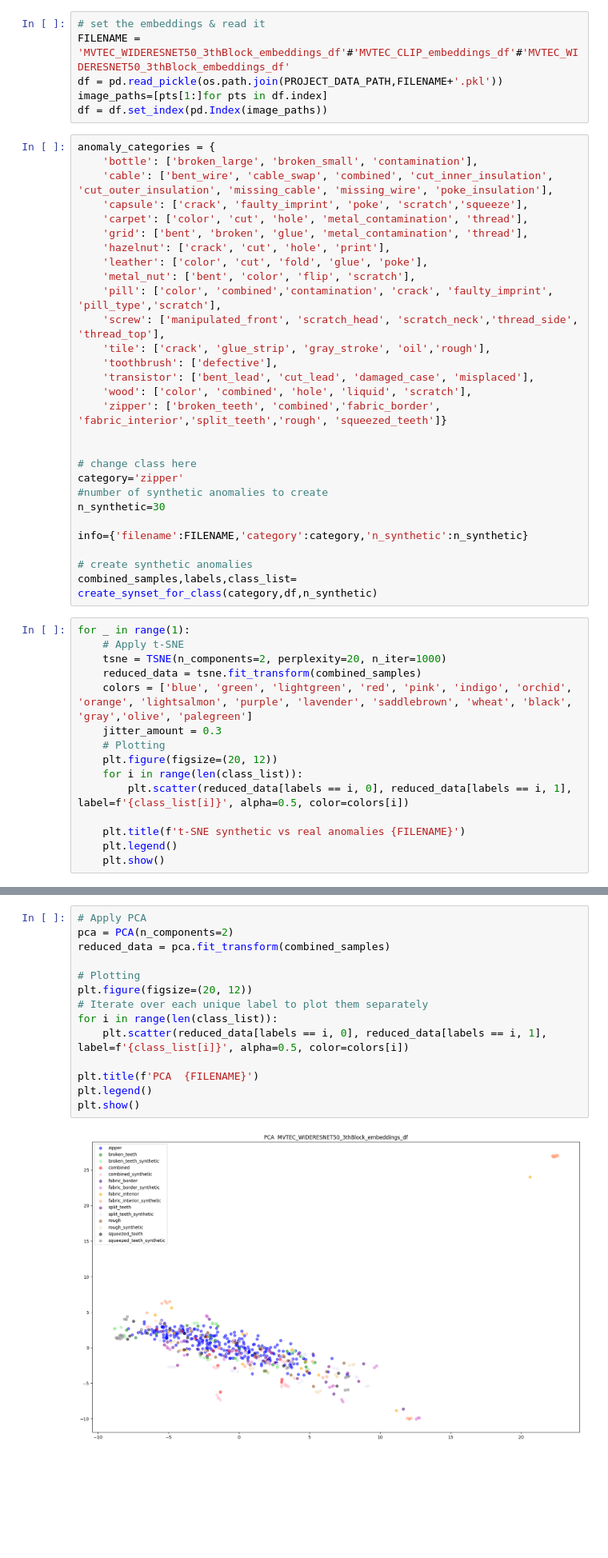
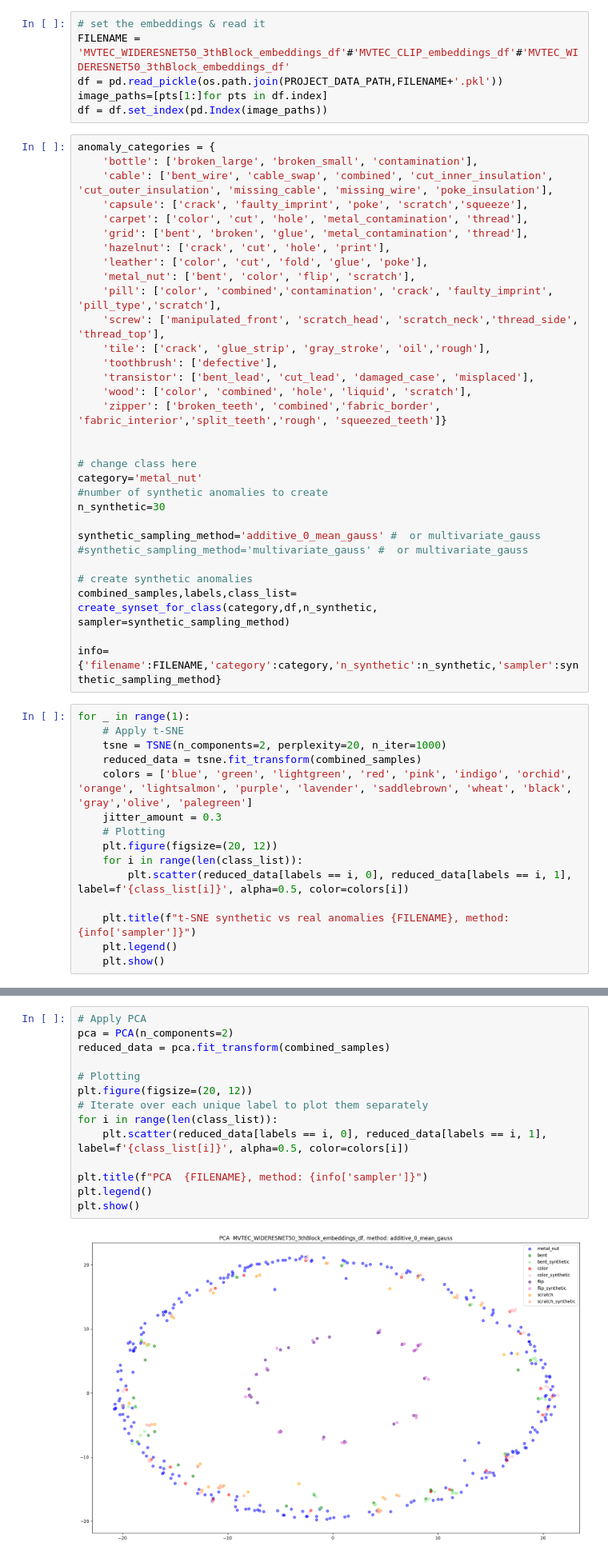
Before and after one commit to buehlpa/MVTec_Visualizer, a Jupyter notebook: workspace/mvtec_syntheticAnomalies.ipynb, the cells around one changed output, grey strips where cells are left out. Shown: that part at 80% size. Drawn from its saved outputs; the diff is of its cells as text; blank space fills up the shorter version.

```diff
--- a/workspace/mvtec_syntheticAnomalies.ipynb
+++ b/workspace/mvtec_syntheticAnomalies.ipynb
@@ -77,14 +87,17 @@ anomaly_categories = {
 
 
 # change class here
-category='zipper'
+category='metal_nut'
 #number of synthetic anomalies to create
 n_synthetic=30
 
-info={'filename':FILENAME,'category':category,'n_synthetic':n_synthetic}
+synthetic_sampling_method='additive_0_mean_gauss' #  or multivariate_gauss
+#synthetic_sampling_method='multivariate_gauss' #  or multivariate_gauss
 
 # create synthetic anomalies
-combined_samples,labels,class_list= create_synset_for_class(category,df,n_synthetic)
+combined_samples,labels,class_list= create_synset_for_class(category,df,n_synthetic, sampler=synthetic_sampling_method)
+
+info={'filename':FILENAME,'category':category,'n_synthetic':n_synthetic,'sampler':synthetic_sampling_method}
 # %%
 for _ in range(1):
     # Apply t-SNE
@@ -97,7 +110,7 @@ for _ in range(1):
     for i in range(len(class_list)):
         plt.scatter(reduced_data[labels == i, 0], reduced_data[labels == i, 1], label=f'{class_list[i]}', alpha=0.5, color=colors[i])
 
-    plt.title(f't-SNE synthetic vs real anomalies {FILENAME}')
+    plt.title(f"t-SNE synthetic vs real anomalies {FILENAME}, method: {info['sampler']}")
     plt.legend()
     plt.show()
 # %% [output]
@@ -105,16 +118,16 @@ for _ in range(1):
 # %%
 # Apply PCA
 pca = PCA(n_components=2)
 reduced_data = pca.fit_transform(combined_samples)
 
 # Plotting
 plt.figure(figsize=(20, 12))
 # Iterate over each unique label to plot them separately
 for i in range(len(class_list)):
     plt.scatter(reduced_data[labels == i, 0], reduced_data[labels == i, 1], label=f'{class_list[i]}', alpha=0.5, color=colors[i])
 
-plt.title(f'PCA  {FILENAME}')
+plt.title(f"PCA  {FILENAME}, method: {info['sampler']}")
 plt.legend()
 plt.show()
 # %% [output]
-[figure, old version]
+[figure, new version]
```
Also changed, not shown: parts of 16 cells of this notebook, 1 other file.
